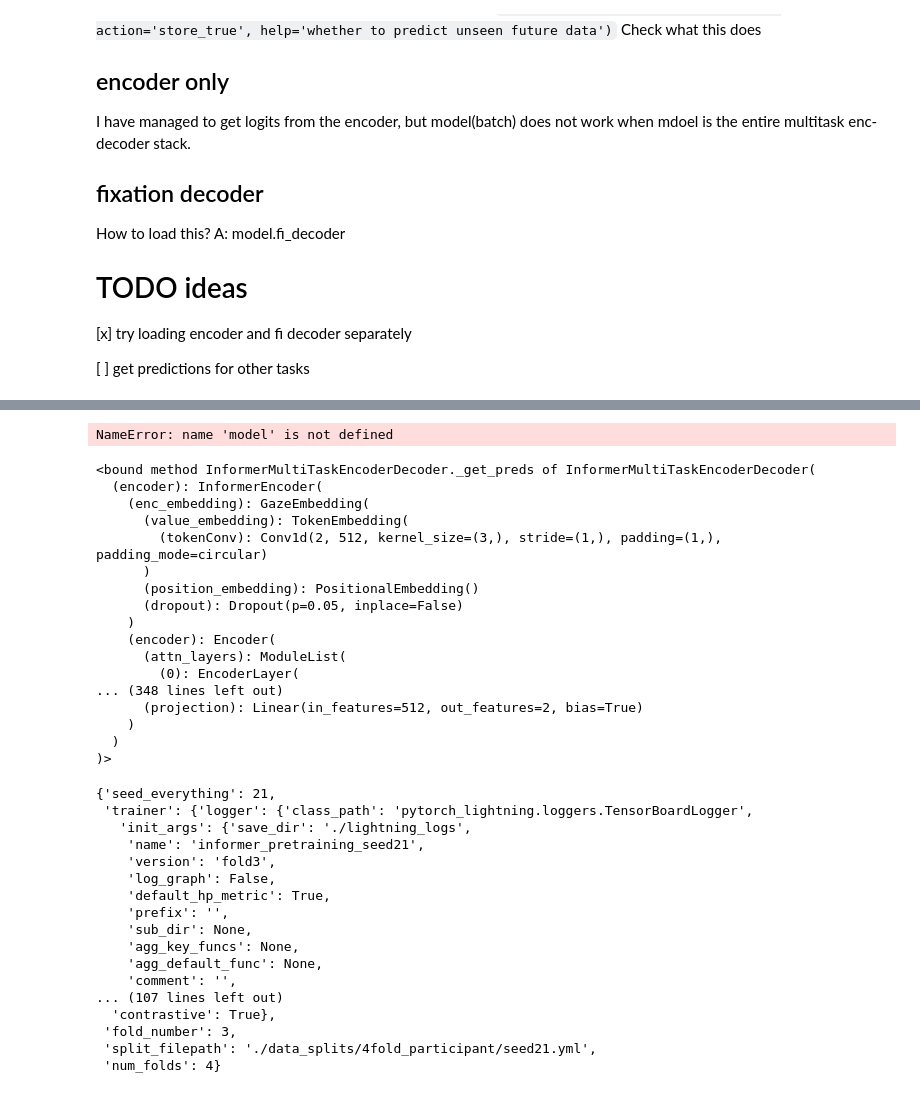
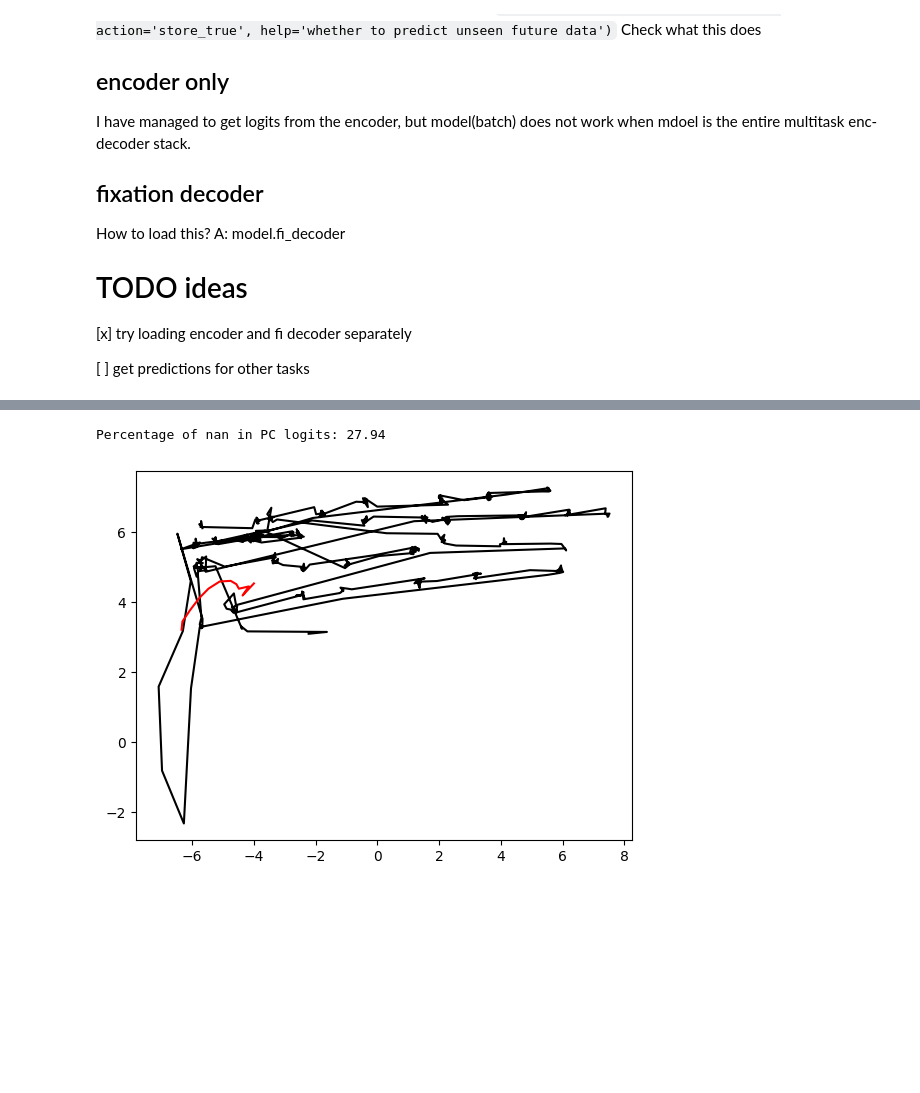
Before and after one commit to rosyvs/DeepGaze, a Jupyter notebook: notebooks/get_predictions_for_stats.ipynb, the cells around one changed output, grey strips where cells are left out. Drawn from its saved outputs; the diff is of its cells as text; code cells hidden in the pictures; blank space fills up the shorter version.

```diff
--- a/notebooks/get_predictions_for_stats.ipynb
+++ b/notebooks/get_predictions_for_stats.ipynb
@@ -184,49 +232,29 @@ NameError: name 'model' is not defined
 loss = model.fi_criterion(logits_long, targets_long)
 preds = model._get_preds(logits)
 probs = model._get_probs(logits)
-targets = targets.int()
-auprc = model.fi_metric(probs, targets)
+fixation_targets = fixation_targets.int()
+auprc = model.fi_metric(probs, fixation_targets)
-# %% [output]
-NameError: name 'model' is not defined
-# %%
-model.fi_metric
-model._get_preds # TODO: use this to get predictions from logits
-model._get_probs # TODO: use this to get probs from logits
-# %% [output]
-<bound method InformerMultiTaskEncoderDecoder._get_preds of InformerMultiTaskEncoderDecoder(
-  (encoder): InformerEncoder(
-    (enc_embedding): GazeEmbedding(
-      (value_embedding): TokenEmbedding(
-        (tokenConv): Conv1d(2, 512, kernel_size=(3,), stride=(1,), padding=(1,), padding_mode=circular)
-      )
-      (position_embedding): PositionalEmbedding()
-      (dropout): Dropout(p=0.05, inplace=False)
-    )
-    (encoder): Encoder(
-      (attn_layers): ModuleList(
-        (0): EncoderLayer(
-... (348 lines left out)
-      (projection): Linear(in_features=512, out_features=2, bias=True)
-    )
-  )
-)>
-# %%
-config
-# %% [output]
-{'seed_everything': 21,
- 'trainer': {'logger': {'class_path': 'pytorch_lightning.loggers.TensorBoardLogger',
-   'init_args': {'save_dir': './lightning_logs',
-    'name': 'informer_pretraining_seed21',
-    'version': 'fold3',
-    'log_graph': False,
-    'default_hp_metric': True,
-    'prefix': '',
-    'sub_dir': None,
-    'agg_key_funcs': None,
-    'agg_default_func': None,
-    'comment': '',
-... (107 lines left out)
-  'contrastive': True},
- 'fold_number': 3,
- 'split_filepath': './data_splits/4fold_participant/seed21.yml',
- 'num_folds': 4}
+# %%
+# predictive coding one batch
+from eyemind.dataloading.batch_loading import predictive_coding_batch
+X= batch[0]
+pred_length = 150
+label_length = 100
+pc_seq_length = 350
+X_pc, Y_pc = predictive_coding_batch(X, pc_seq_length=pc_seq_length, label_length=label_length, pred_length=pred_length)
+pc_logits = model.pc_decoder.forward(logits, Y_pc, pred_length=pred_length).squeeze()
+target=Y_pc[:,:-pred_length] # take just the predicted part as target
+# coutn how many nan in pc_logits
+nan_count = torch.isnan(pc_logits).sum()
+# print(f"Number of nan in pc_logits: {nan_count} / {pc_logits.numel()}")
+print(f"PC logits: {pc_logits.shape}")
+perc_nan = nan_count/pc_logits.numel()
+print(f"Percentage of nan in PC logits: {100*perc_nan:.2f}")
+# %% [output]
+Percentage of nan in PC logits: 27.94
+# %%
+ix=16
+
+handle = plot_scanpath_pc(X[ix,:,0], X[ix,:,1], pc_logits[ix,:,0].cpu().detach().numpy(), pc_logits[ix,:,1].cpu().detach().numpy())
+# %% [output]
+[figure, added]
```
Also changed, not shown: parts of 9 cells of this notebook, 10 other files.
